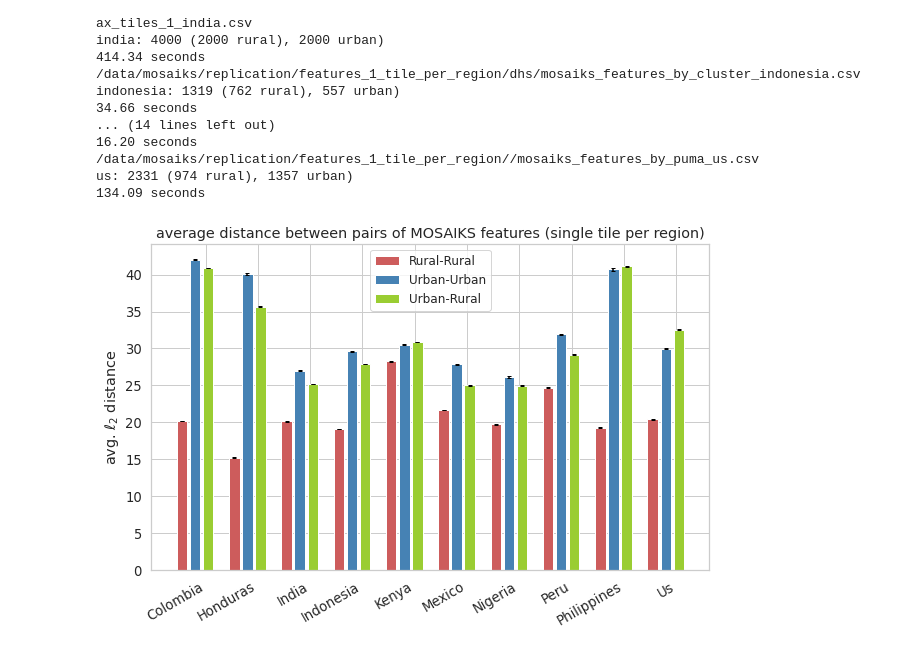
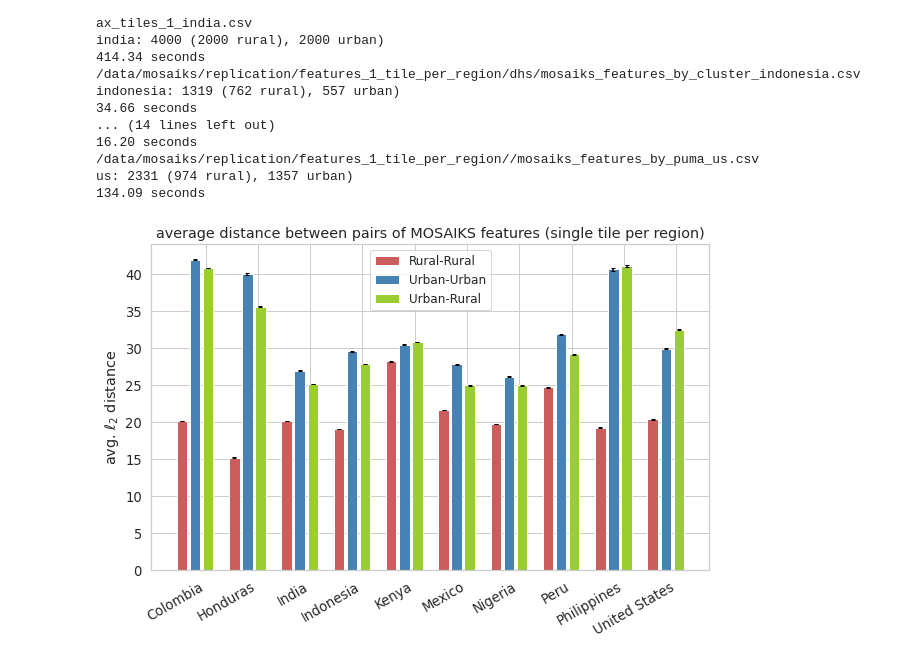
Before and after one commit to emilylaiken/satellite-fairness-replication, a Jupyter notebook: 2d_satellite_figures_tables.ipynb, the cells around one changed output. Cells and saved outputs as stored; diff of their text form; code cells hidden in the pictures.

```diff
--- a/2d_satellite_figures_tables.ipynb
+++ b/2d_satellite_figures_tables.ipynb
@@ -23,16 +23,19 @@ fig_dir = 'figs/fairsiml_figs'
 table = []
 
 for country in ['mexico', 'dhs/colombia', 'dhs/honduras', 'dhs/indonesia', 'dhs/kenya', 'dhs/nigeria',
-                'dhs/peru','dhs/philippines', 'india']:#, 'us',]: #'india']:
+                'dhs/peru','dhs/philippines', 'india', 'us',]: #'india']:
 
     if country == 'mexico':
-        survey = pd.read_csv('/data/mosaiks/surveys/' + country + '/grouped.csv')
+        survey = pd.read_csv('/data/mosaiks/replication/surveys/' + country + '/grouped.csv')
         meta = pd.read_csv(TILES_FOLDER + country + '/meta.csv')
     elif country == 'india':
         survey = pd.read_csv('/data/mosaiks/replication/surveys/' + country + '/grouped.csv')
         meta = pd.read_csv(TILES_FOLDER + country + '/shrug_condensed_regions_25_max_tiles_100_meta.csv')
+    elif country == 'us':
+        survey = pd.read_csv('/data/mosaiks/replication/surveys/' + country + '/groundtruth_by_puma_2019.csv')
+        meta = # TODO EMILY
     else:
-        survey = pd.read_csv('/data/mosaiks/surveys/' + country + '_grouped.csv')
+        survey = pd.read_csv('/data/mosaiks/replication/surveys/' + country + '_grouped.csv')
         meta = pd.read_csv(TILES_FOLDER + country + '/meta.csv')
 
 
@@ -445,11 +439,11 @@ stderr_dfs_1 = pd.concat(stderr_dfs_1).sort_values(by='Country')
 # %%
 sns.set(font_scale=1.2, style='whitegrid')
 fig, ax = plt.subplots(figsize=(10,6))
-barplot_dists(mean_dfs_1, stderr_dfs_1, all_country_names=countries_one_tile, ax=ax)
+barplot_dists(mean_dfs_1, stderr_dfs_1, all_country_names=all_country_names, ax=ax)
 
 ax.set_title('average distance between pairs of MOSAIKS features (single tile per region)')
 
 if save_fig:
     plt.savefig(f'{fig_dir}/dist_between_feats_1_tile_per_region.png',dpi=500, bbox_inches="tight")
 # %% [output]
-[figure, old version]
+[figure, new version]
```
Also changed, not shown: parts of 1 cell of this notebook.
